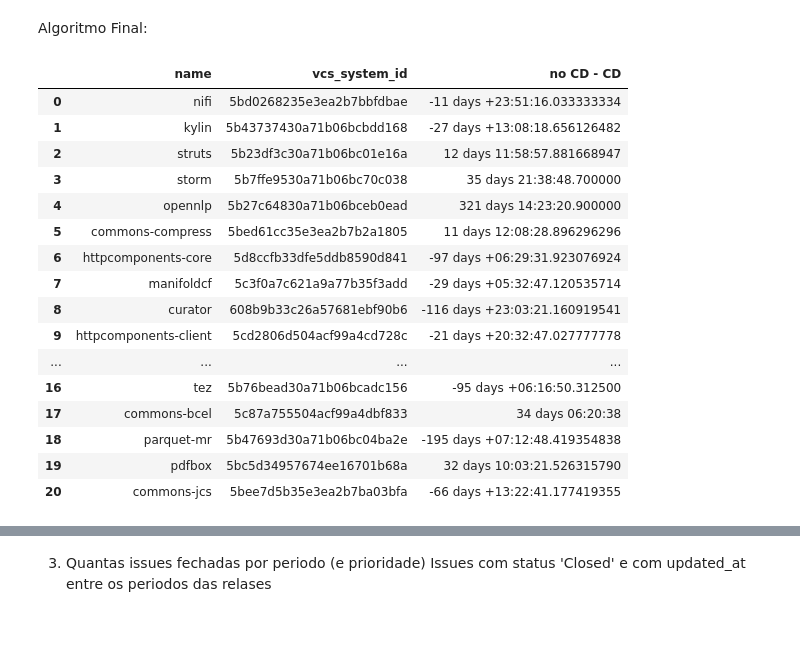
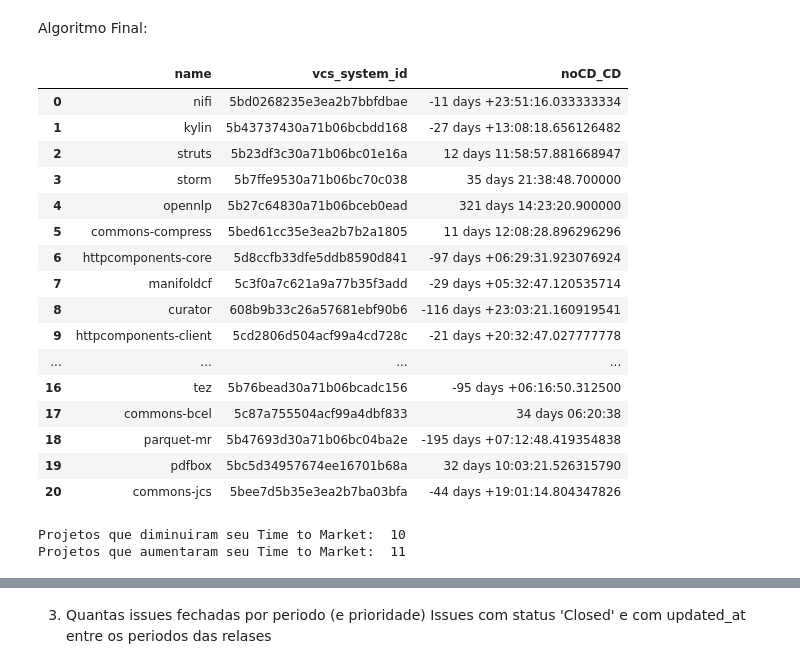
Before and after one commit to diegoandrade-iuv/msr-ch2022-cd, a Jupyter notebook: perguntas de pesquisa.ipynb, the cells around one changed output, grey strips where cells are left out. Drawn from its saved outputs; the diff is of its cells as text; code cells hidden in the pictures; blank space fills up the shorter version.

```diff
--- a/perguntas de pesquisa.ipynb
+++ b/perguntas de pesquisa.ipynb
@@ -73,7 +75,7 @@ tagsDosProjComBuild
 # %%
 tagsDeRelase = tagsDosProjComBuild[
     tagsDosProjComBuild['name']
-    .str.contains('rc|RC|candidate|CANDIDATE|test|TEST|beta|BETA|alpha|ALPHA|unreleased|UNRELEASED|snapshot|SNAPSHOT|siteupdate|SITEUPDATE|freeze|FREEZE|sandbox|SANDBOX|migration|MIGRATION')==False].drop_duplicates().dropna()
+    .str.contains('rc|RC|candidate|CANDIDATE|test|TEST|beta|BETA|alpha|ALPHA|unreleased|UNRELEASED|snapshot|SNAPSHOT|siteupdate|SITEUPDATE|freeze|FREEZE|sandbox|SANDBOX|migration|MIGRATION|dev|DEV')==False].drop_duplicates().dropna()
 # %%
 tagsDeRelase.name.to_csv('tags.csv', index=False)
 # %%
@@ -273,12 +275,6 @@ issuesProjetosCD = issues.query('issue_system_id.isin(@issues_system_ids)')
 
 #### 1) Time to market (tempo entre releases)
 Tempo entre releases (tempo medio)
-# %%
-tmp_vcs = dfProjetosComCD.iloc[0,1]
-tmp_date = dfProjetosComCD.iloc[0,7]
-ttm_tags_no_cd = tagsDeRelase.query('vcs_system_id == @tmp_vcs & date < @tmp_date ').sort_values(by='date')
-ttm_tags_cd = tagsDeRelase.query('vcs_system_id == @tmp_vcs & date >= @tmp_date ').sort_values(by='date')
-#continua
 # %% [markdown]
 Algoritmo Final:
 # %%
@@ -293,9 +289,10 @@ for i in range(dfProjetosComCD.shape[0]):
     average_cd = (ttm_tags_cd.iloc[ttm_tags_cd.shape[0] - 1,6] - ttm_tags_cd.iloc[0,6])/(ttm_tags_cd.shape[0] - 1)
     difference_per_project.append((tmp_name, tmp_vcs, average_no_cd - average_cd))
 # %%
-pd.DataFrame(difference_per_project, columns=['name', 'vcs_system_id', 'no CD - CD'])
+df_tmt = pd.DataFrame(difference_per_project, columns=['name', 'vcs_system_id', 'noCD_CD'])
+df_tmt
 # %% [output]
-|  | name | vcs_system_id | no CD - CD |
+|  | name | vcs_system_id | noCD_CD |
 | 0 | nifi | 5bd0268235e3ea2b7bbfdbae | -11 days +23:51:16.033333334 |
 | 1 | kylin | 5b43737430a71b06bcbdd168 | -27 days +13:08:18.656126482 |
 | 2 | struts | 5b23df3c30a71b06bc01e16a | 12 days 11:58:57.881668947 |
@@ -311,4 +308,11 @@ pd.DataFrame(difference_per_project, columns=['name', 'vcs_system_id', 'no CD -
 | 17 | commons-bcel | 5c87a755504acf99a4dbf833 | 34 days 06:20:38 |
 | 18 | parquet-mr | 5b47693d30a71b06bc04ba2e | -195 days +07:12:48.419354838 |
 | 19 | pdfbox | 5bc5d34957674ee16701b68a | 32 days 10:03:21.526315790 |
-| 20 | commons-jcs | 5bee7d5b35e3ea2b7ba03bfa | -66 days +13:22:41.177419355 |
+| 20 | commons-jcs | 5bee7d5b35e3ea2b7ba03bfa | -44 days +19:01:14.804347826 |
+# %%
+temp_delta_zero = datetime.datetime.now() - datetime.datetime.now()
+print('Projetos que diminuiram seu Time to Market: ', df_tmt.query('noCD_CD > @temp_delta_zero').count().iloc[0])
+print('Projetos que aumentaram seu Time to Market: ', df_tmt.query('noCD_CD < @temp_delta_zero').count().iloc[0])
+# %% [output]
+Projetos que diminuiram seu Time to Market:  10
+Projetos que aumentaram seu Time to Market:  11
```
Also changed, not shown: parts of 28 cells of this notebook, 1 other file.
